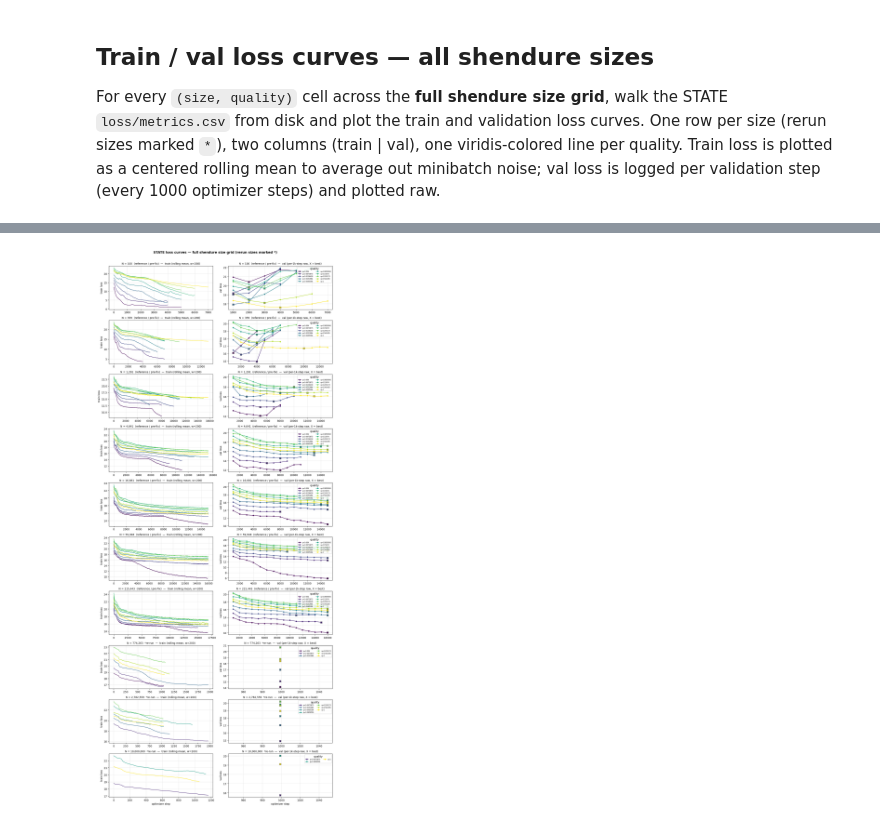
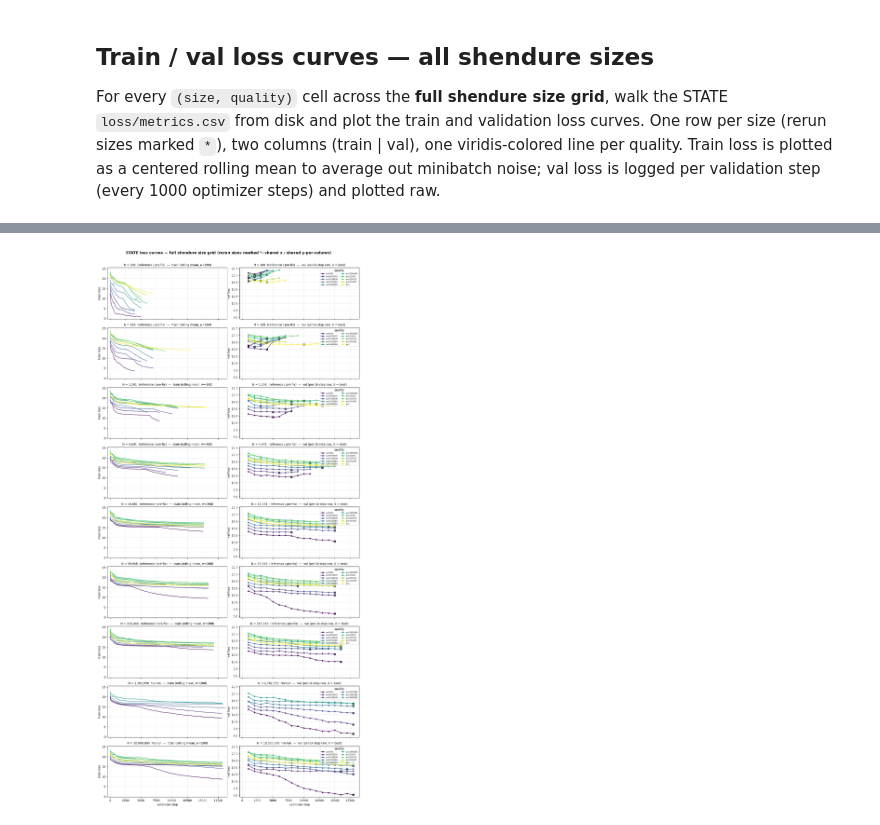
Before and after one commit to igor-sadalski/Scaling-up-measurement-noise-scaling-laws, a Jupyter notebook: analysis/2026-04-21_13-47_plotting_state_largest_shendure.ipynb, the cells around one changed output, grey strips where cells are left out. Cells and saved outputs as stored; diff of their text form; code cells hidden in the pictures.

```diff
--- a/analysis/2026-04-21_13-47_plotting_state_largest_shendure.ipynb
+++ b/analysis/2026-04-21_13-47_plotting_state_largest_shendure.ipynb
@@ -326,51 +337,90 @@ rerun_set = set(RERUN_SIZES)
 
 n_rows = len(sizes_with_curves)
 ncols = 2  # train | val
+# sharex='all' and sharey='col' so every subplot uses the same optimizer-step
+# range, and the train and val columns each have their own shared loss scale
+# — makes curves directly comparable across sizes.
 fig, axes = plt.subplots(
     n_rows, ncols,
     figsize=(6.5 * ncols, 3.0 * n_rows),
     squeeze=False,
+    sharex='all',
+    sharey='col',
 )
 cmap = plt.get_cmap('viridis')
 
 qs_present = sorted({q for sz in sizes_with_curves for q in loss_curves[sz].keys()})
 if qs_present:
     q_norm = mcolors.LogNorm(vmin=min(qs_present), vmax=max(qs_present))
+
+# Collect global ranges so we can set explicit finite limits (shared axes
+# alone don't tighten to the data if some cells have sparse points).
+all_steps, all_train_smooth, all_val = [], [], []
 
 for r, sz in enumerate(sizes_with_curves):
     ax_t, ax_v = axes[r, 0], axes[r, 1]
     qmap = loss_curves[sz]
     tag = '  *re-run' if sz in rerun_set else '  (reference / pre-fix)'
 
     for q in sorted(qmap.keys()):
         info = qmap[q]
         color = cmap(q_norm(q))
         train_pos = info['train'][info['train']['step'] > 0]
-        val_pos   = info['val'][info['val']['step']   > 0]
+        val_pos   = info['val'][info['val']['step'] > 0] if not info['val'].empty else info['val']
         smooth = train_pos['loss'].rolling(
             window=TRAIN_SMOOTH_WINDOW, min_periods=10, center=True).mean()
         ax_t.plot(train_pos['step'], smooth, color=color, linewidth=1.2, label=f'q={q:g}')
-        ax_v.plot(val_pos['step'], val_pos['loss'],
-                  color=color, marker='o', linewidth=1.4, markersize=4, label=f'q={q:g}')
-        ax_v.scatter([info['best_step']], [info['best_val']],
-                     color=color, marker='X', s=55, edgecolor='k', linewidth=0.5, zorder=5)
+        if not val_pos.empty:
+            ax_v.plot(val_pos['step'], val_pos['loss'],
+                      color=color, marker='o', linewidth=1.4, markersize=4, label=f'q={q:g}')
+            if info['best_step'] is not None:
+                ax_v.scatter([info['best_step']], [info['best_val']],
+                             color=color, marker='X', s=55, edgecolor='k', linewidth=0.5, zorder=5)
+
+        all_steps.extend(train_pos['step'].tolist())
+        if not val_pos.empty:
+            all_steps.extend(val_pos['step'].tolist())
+            all_val.extend(val_pos['loss'].tolist())
+        all_train_smooth.extend(smooth.dropna().tolist())
 
     for ax in (ax_t, ax_v):
         ax.grid(alpha=0.3)
+    n_val_here = sum(1 for q in qmap if not qmap[q]['val'].empty)
+    val_tag = '' if n_val_here == len(qmap) else f'  [{n_val_here}/{len(qmap)} qualities have val]'
     ax_t.set_title(f'N = {sz:,}{tag}  —  train (rolling mean, w={TRAIN_SMOOTH_WINDOW})', fontsize=10)
-    ax_v.set_title(f'N = {sz:,}{tag}  —  val (per-1k-step raw, X = best)', fontsize=10)
+    ax_v.set_title(f'N = {sz:,}{tag}  —  val (per-1k-step raw, X = best){val_tag}', fontsize=10)
     ax_t.set_ylabel('train loss')
     ax_v.set_ylabel('val loss')
     if r == n_rows - 1:
         ax_t.set_xlabel('optimizer step')
         ax_v.set_xlabel('optimizer step')
-    ax_v.legend(loc='upper right', fontsize=6, ncol=2, title='quality')
+    if n_val_here > 0:
+        ax_v.legend(loc='upper right', fontsize=6, ncol=2, title='quality')
+    else:
+        ax_v.text(0.5, 0.5, 'no val data yet', ha='center', va='center',
+                  transform=ax_v.transAxes, color='gray', fontsize=10)
+
+# Set explicit shared limits with a small padding so all curves use the same
+# axis range (avoids the shared-axis-stays-empty quirk when a subplot has few
+# points).
+if all_steps:
+    x_lo, x_hi = min(all_steps), max(all_steps)
+    x_pad = 0.02 * (x_hi - x_lo) if x_hi > x_lo else 1
+    axes[0, 0].set_xlim(x_lo - x_pad, x_hi + x_pad)
+if all_train_smooth:
+    t_lo, t_hi = min(all_train_smooth), max(all_train_smooth)
+    t_pad = 0.05 * (t_hi - t_lo) if t_hi > t_lo else 0.01
+    axes[0, 0].set_ylim(t_lo - t_pad, t_hi + t_pad)
+if all_val:
+    v_lo, v_hi = min(all_val), max(all_val)
+    v_pad = 0.05 * (v_hi - v_lo) if v_hi > v_lo else 0.01
+    axes[0, 1].set_ylim(v_lo - v_pad, v_hi + v_pad)
 
 fig.suptitle(
-    'STATE loss curves — full shendure size grid (rerun sizes marked *)',
+    'STATE loss curves — full shendure size grid (rerun sizes marked *; shared x / shared y-per-column)',
     y=1.005, fontsize=13, fontweight='bold',
 )
 fig.tight_layout()
 plt.show()
 # %% [output]
-[figure, old version]
+[figure, new version]
```
Also changed, not shown: parts of 2 cells of this notebook, 6 other files.
